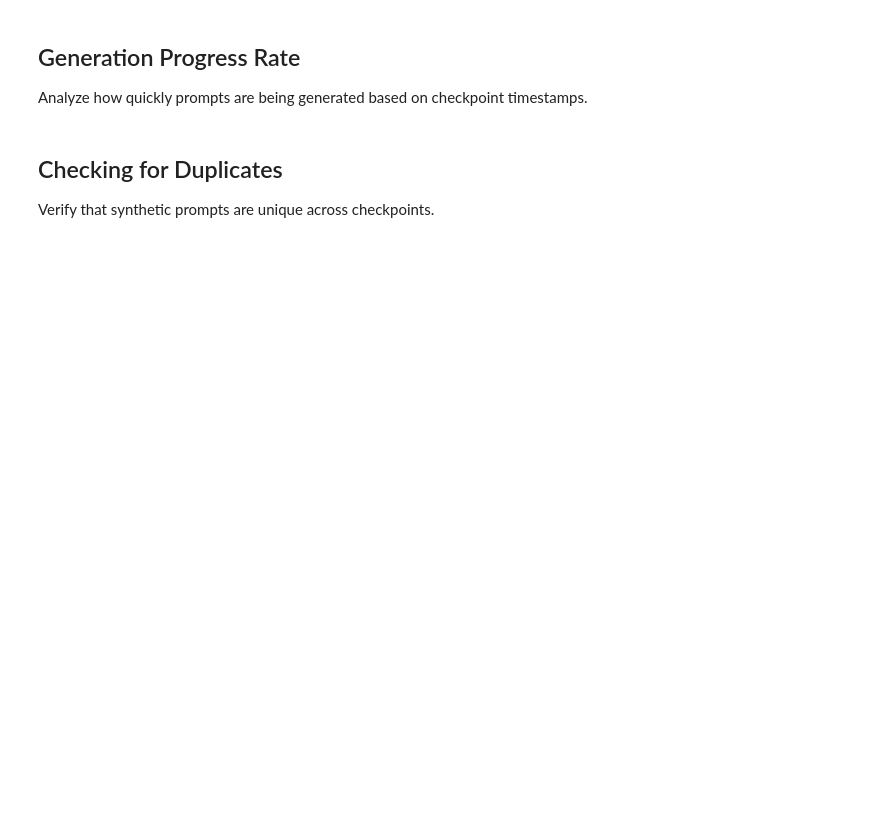
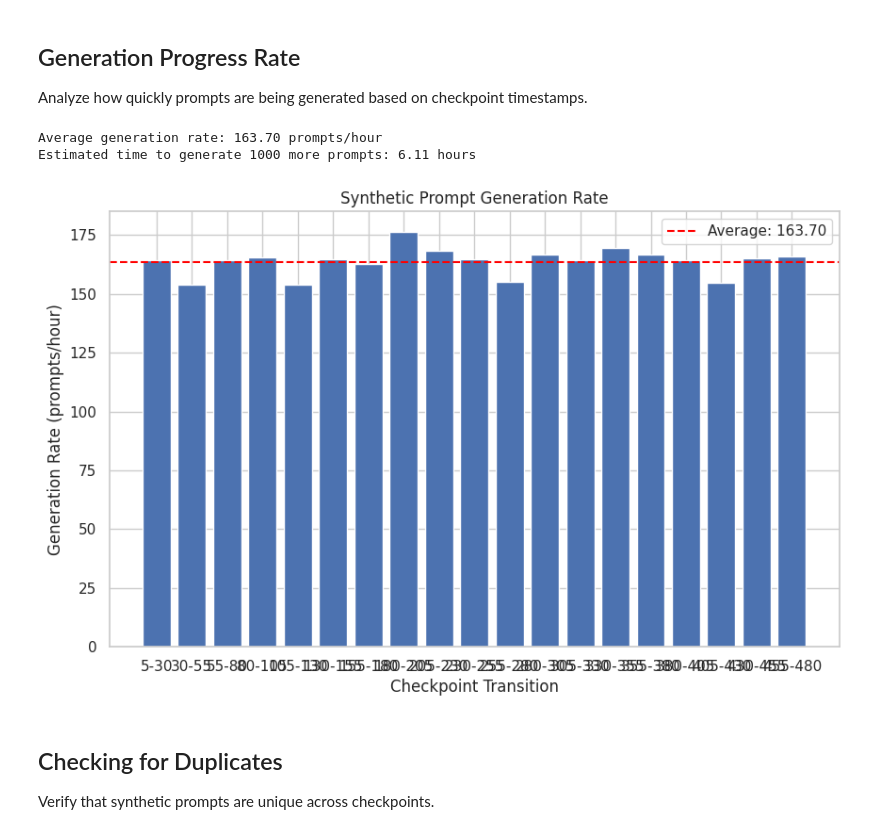
Before and after one commit to SebastianNagl/CourtPressGER, a Jupyter notebook: notebooks/snapshot_check.ipynb, the cells around one changed output. Saved outputs shown, nothing was run; the diff lists cells and outputs as text; code cells hidden in the pictures; blank space fills up the shorter version.

```diff
--- a/notebooks/snapshot_check.ipynb
+++ b/notebooks/snapshot_check.ipynb
@@ -121,17 +204,18 @@ if 'prompt' in latest_df.columns:
 
 Review a random sample of prompts from the latest checkpoint to manually assess quality.
 # %%
-# Display random samples from the latest checkpoint
-sample_size = min(5, len(latest_df))
-random_samples = latest_df.sample(sample_size)
+# Display the most recent synthetic prompts (non-null only)
+if 'synthetic_prompt' in latest_df.columns:
+    # Filter to get only rows with valid synthetic prompts - create a proper copy
+    synth_prompts_df = latest_df.dropna(subset=['synthetic_prompt']).copy()
 
-print(f"Showing {sample_size} random prompts from the latest checkpoint:")
-for i, (_, row) in enumerate(random_samples.iterrows(), 1):
-    print(f"\nSample {i}:")
-    if 'prompt' in row:
-        print(f"Prompt: {row['prompt']}")
+    # Get the last few examples
+    num_examples = min(5, len(synth_prompts_df))
+    last_examples = synth_prompts_df.tail(num_examples)
 
-    # Print any other relevant columns
-    other_cols = [col for col in row.index if col != 'prompt' and not pd.isna(row[col])]
-    for col in other_cols:
-        print(f"{col}: {row[col]}")
+    print(f"Showing the last {num_examples} synthetic prompts from the latest checkpoint:")
+    for i, (_, row) in enumerate(last_examples.iterrows(), 1):
+        print(f"\nSynthetic Prompt {i}:")
+        print(f"{row['synthetic_prompt']}")
+else:
+    print("No synthetic prompts found in the latest checkpoint.")
@@ -207,37 +355,47 @@ if len(timestamps) > 1:
     for i in range(1, len(checkpoint_nums)):
         prev_num = checkpoint_nums[i-1]
         curr_num = checkpoint_nums[i]
 
         time_diff = timestamps[curr_num] - timestamps[prev_num]  # in seconds
-        prompt_diff = checkpoint_stats[curr_num]['num_prompts'] - checkpoint_stats[prev_num]['num_prompts']
+        prompt_diff = checkpoint_stats[curr_num]['synthetic_prompts_count'] - checkpoint_stats[prev_num]['synthetic_prompts_count']
 
         if time_diff > 0:
             rate = prompt_diff / (time_diff / 3600)  # prompts per hour
             time_diffs.append(time_diff / 3600)  # convert to hours
             rates.append(rate)
 
     if rates:
         # Calculate average generation rate
         avg_rate = sum(rates) / len(rates)
 
         # Estimate time to generate 1000 more prompts
-        time_for_1000 = 1000 / avg_rate
+        if avg_rate > 0:
+            time_for_1000 = 1000 / avg_rate
 
-        print(f"Average generation rate: {avg_rate:.2f} prompts/hour")
-        print(f"Estimated time to generate 1000 more prompts: {time_for_1000:.2f} hours")
+            print(f"Average generation rate: {avg_rate:.2f} prompts/hour")
+            print(f"Estimated time to generate 1000 more prompts: {time_for_1000:.2f} hours")
+        else:
+            print("Average generation rate is 0 prompts/hour. Cannot estimate completion time.")
+            time_for_1000 = float('inf')  # Setting to infinity for reference in later cells
 
         # Visualize generation rate
         plt.figure(figsize=(10, 6))
         plt.bar(range(len(rates)), rates)
         plt.axhline(avg_rate, color='red', linestyle='--', label=f'Average: {avg_rate:.2f}')
         plt.xlabel('Checkpoint Transition')
         plt.ylabel('Generation Rate (prompts/hour)')
         plt.title('Synthetic Prompt Generation Rate')
         plt.xticks(range(len(rates)), [f'{checkpoint_nums[i]}-{checkpoint_nums[i+1]}' for i in range(len(rates))])
         plt.legend()
         plt.show()
+    else:
+        print("No valid generation rates could be calculated between checkpoints.")
 else:
     print("Not enough checkpoints to analyze generation rate.")
+# %% [output]
+Average generation rate: 163.70 prompts/hour
+Estimated time to generate 1000 more prompts: 6.11 hours
+[figure, added]
 # %% [markdown]
 ## Checking for Duplicates
 
```
Also changed, not shown: parts of 10 cells of this notebook.
